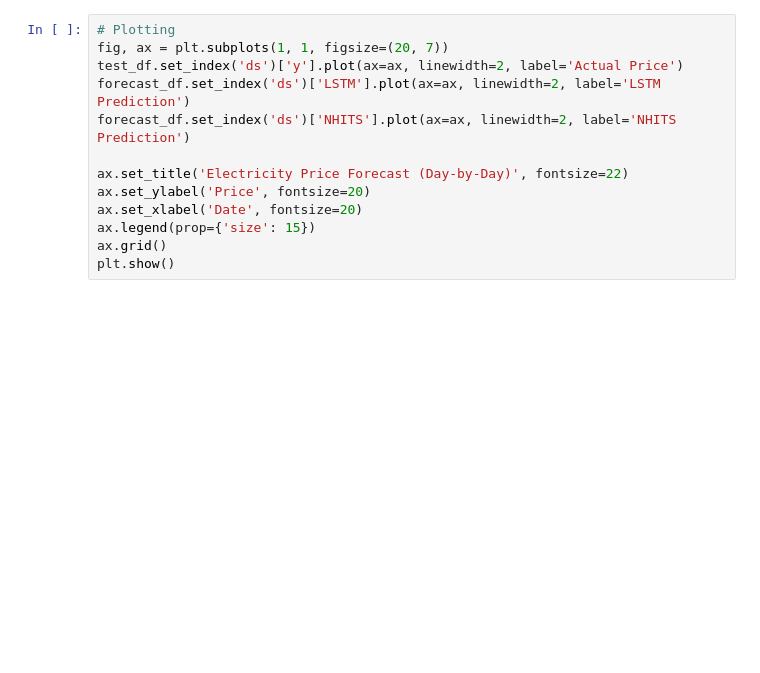
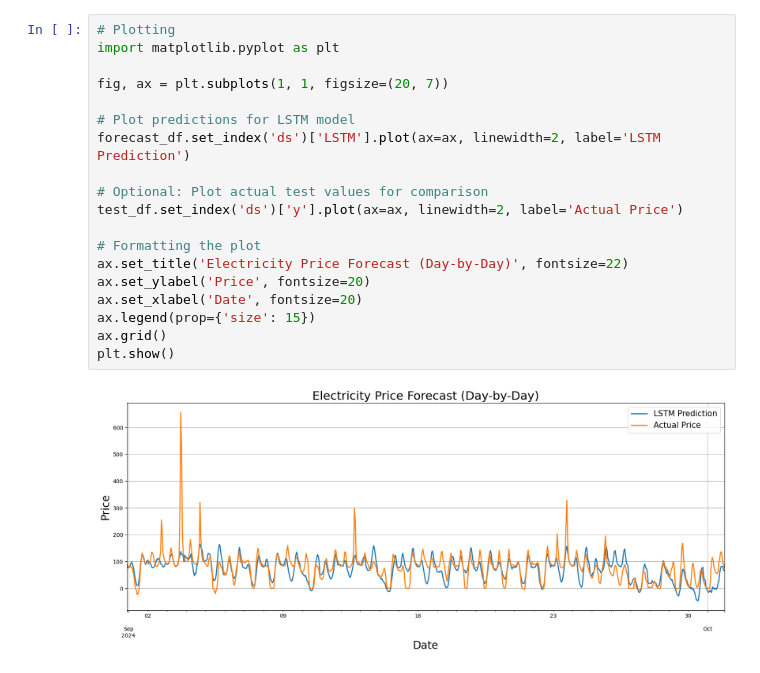
Before and after one commit to SaiShadow/Day-Ahead-EPF, a Jupyter notebook: day.ipynb, the cells around one changed output. Saved outputs shown, nothing was run; the diff lists cells and outputs as text; blank space fills up the shorter version.

```diff
--- a/day.ipynb
+++ b/day.ipynb
@@ -76,13 +89,21 @@ forecast_df['ds'] = pd.to_datetime(forecast_df['ds'])
 # %%
 # Plotting
+import matplotlib.pyplot as plt
+
 fig, ax = plt.subplots(1, 1, figsize=(20, 7))
+
+# Plot predictions for LSTM model
+forecast_df.set_index('ds')['LSTM'].plot(ax=ax, linewidth=2, label='LSTM Prediction')
+
+# Optional: Plot actual test values for comparison
 test_df.set_index('ds')['y'].plot(ax=ax, linewidth=2, label='Actual Price')
-forecast_df.set_index('ds')['LSTM'].plot(ax=ax, linewidth=2, label='LSTM Prediction')
-forecast_df.set_index('ds')['NHITS'].plot(ax=ax, linewidth=2, label='NHITS Prediction')
 
+# Formatting the plot
 ax.set_title('Electricity Price Forecast (Day-by-Day)', fontsize=22)
 ax.set_ylabel('Price', fontsize=20)
 ax.set_xlabel('Date', fontsize=20)
 ax.legend(prop={'size': 15})
 ax.grid()
 plt.show()
+# %% [output]
+[figure, added]
```
Also changed, not shown: parts of 5 cells of this notebook.
